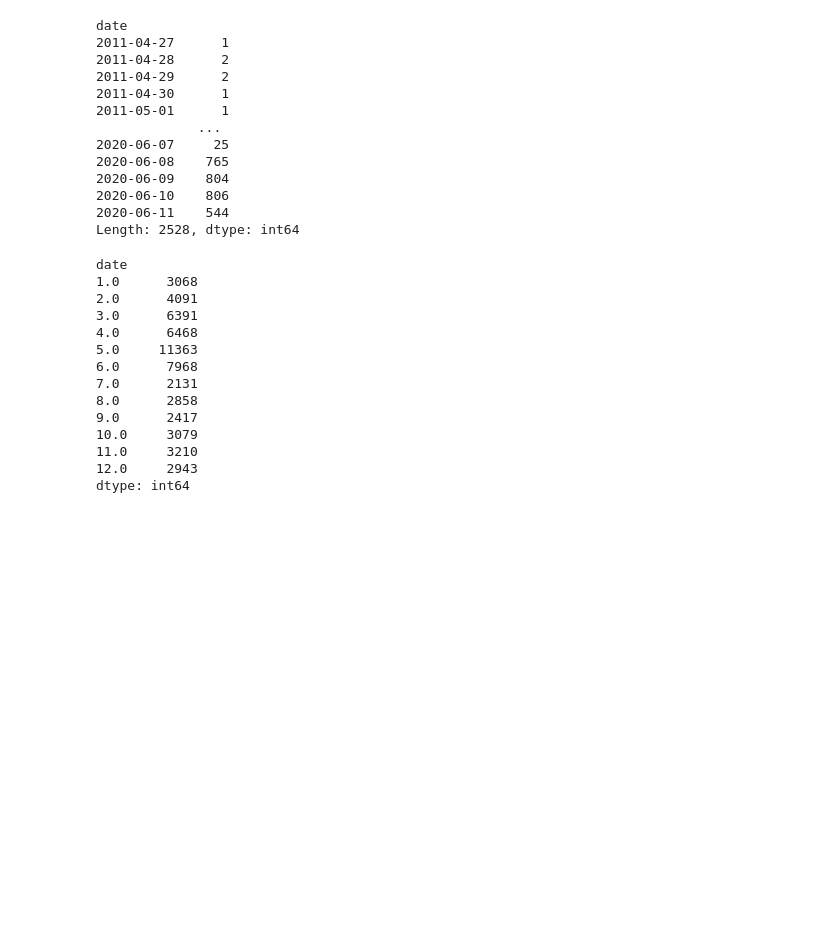
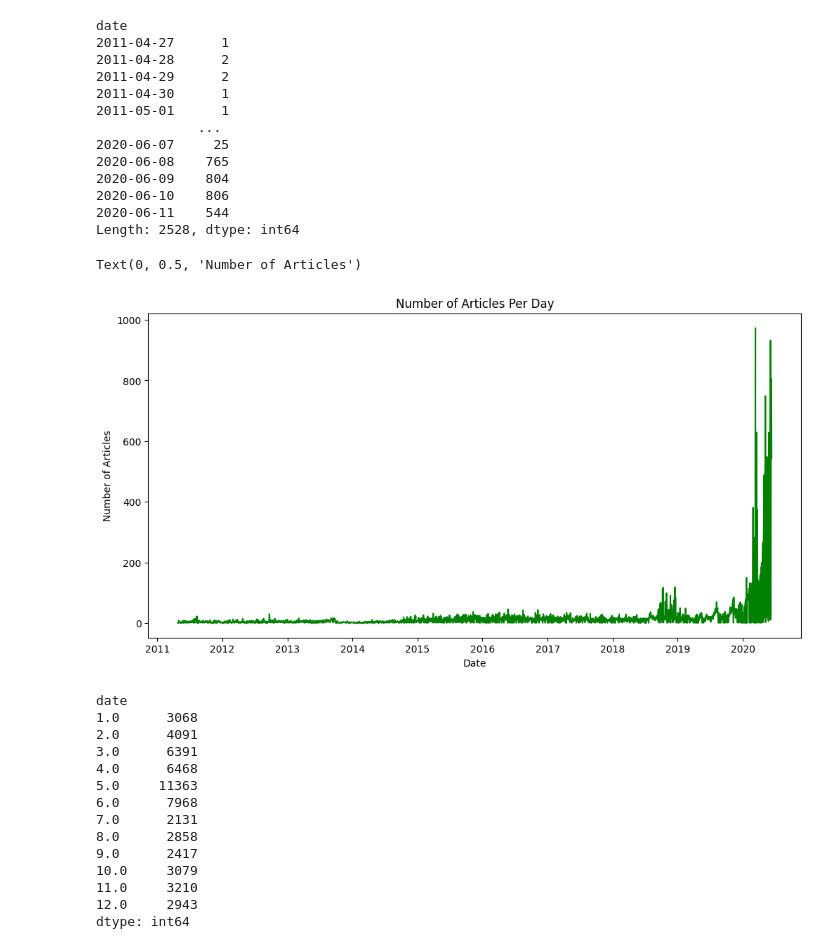
Before and after one commit to Kidist-c/Financial_new-Dataset-Analysis-week1, a Jupyter notebook: notebooks/raw_analyst_ratings.ipynb, the cells around one changed output. Cells and saved outputs as stored; diff of their text form; code cells hidden in the pictures; blank space fills up the shorter version.

```diff
--- a/notebooks/raw_analyst_ratings.ipynb
+++ b/notebooks/raw_analyst_ratings.ipynb
@@ -180,6 +180,16 @@ date
 2020-06-10    806
 2020-06-11    544
 Length: 2528, dtype: int64
+# %%
+# Articles per day(daily) distrubution
+plt.figure(figsize=(12,6))
+articles_per_day.plot(color='green')
+plt.title("Number of Articles Per Day")
+plt.xlabel("Date")
+plt.ylabel("Number of Articles")
+# %% [output]
+Text(0, 0.5, 'Number of Articles')
+[figure, added]
 # %%
 # count the number of articles per month
 articles_per_month=df.groupby(df["date"].dt.month).size()
```
Also changed, not shown: parts of 3 cells of this notebook, 1 other file.
